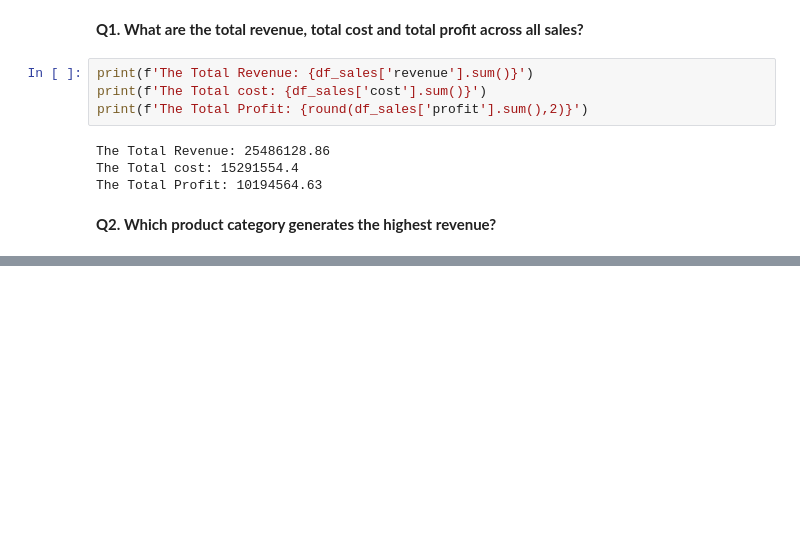
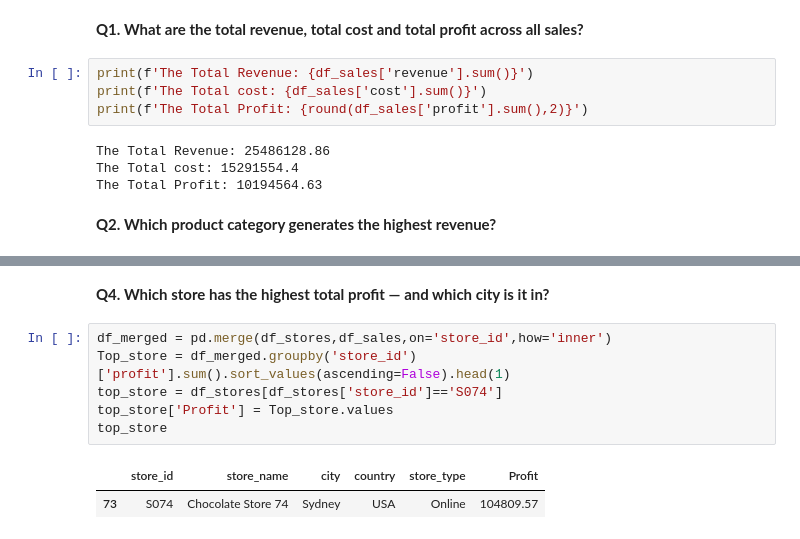
Before and after one commit to Abhaypanchal5/Data-Analytics-Portfolio, a Jupyter notebook: 04_End-To-End-Project/Chocolate sales/Notebook/notebook.ipynb, the cells around one changed output, grey strips where cells are left out. Drawn from its saved outputs; the diff is of its cells as text; blank space fills up the shorter version.

```diff
--- a/04_End-To-End-Project/Chocolate sales/Notebook/notebook.ipynb
+++ b/04_End-To-End-Project/Chocolate sales/Notebook/notebook.ipynb
@@ -298,0 +310,11 @@ plt.show()
+# %% [markdown]
+**Q4. Which store has the highest total profit — and which city is it in?**
+# %%
+df_merged = pd.merge(df_stores,df_sales,on='store_id',how='inner')
+Top_store = df_merged.groupby('store_id')['profit'].sum().sort_values(ascending=False).head(1)
+top_store = df_stores[df_stores['store_id']=='S074']
+top_store['Profit'] = Top_store.values
+top_store
+# %% [output]
+|  | store_id | store_name | city | country | store_type | Profit |
+| 73 | S074 | Chocolate Store 74 | Sydney | USA | Online | 104809.57 |
```
Also changed, not shown: parts of 3 cells of this notebook.
